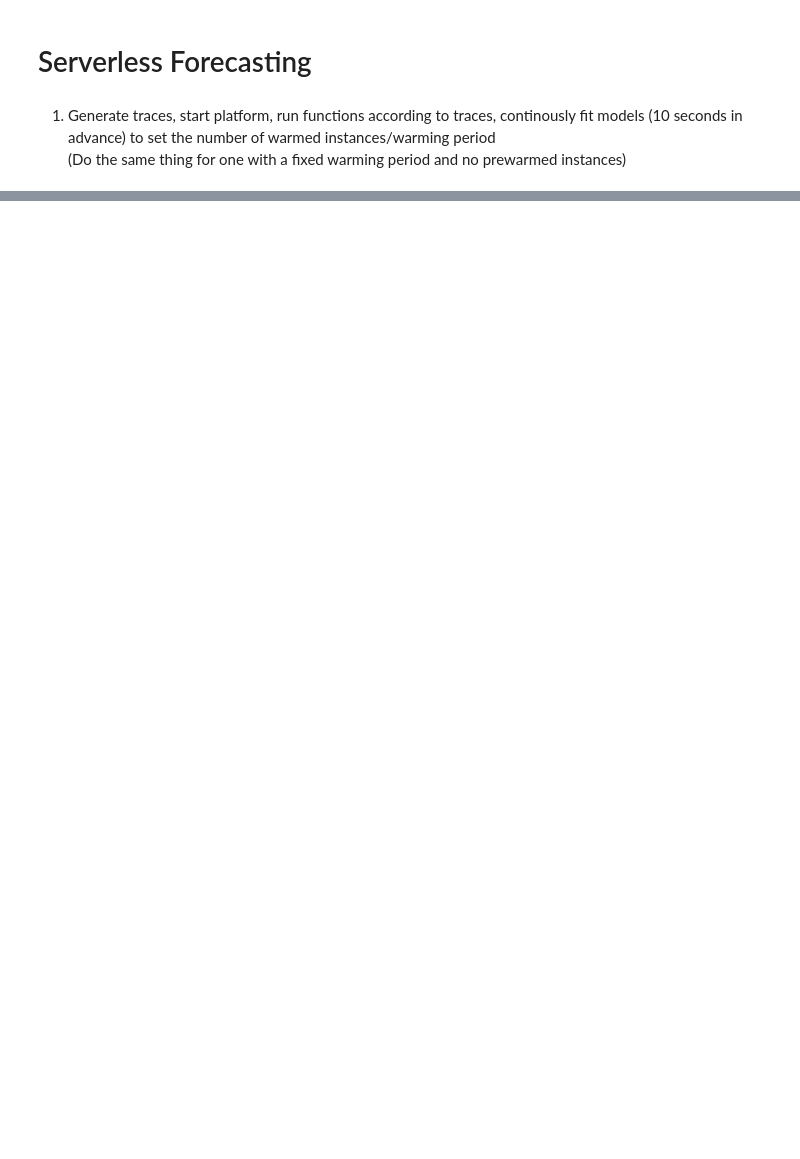
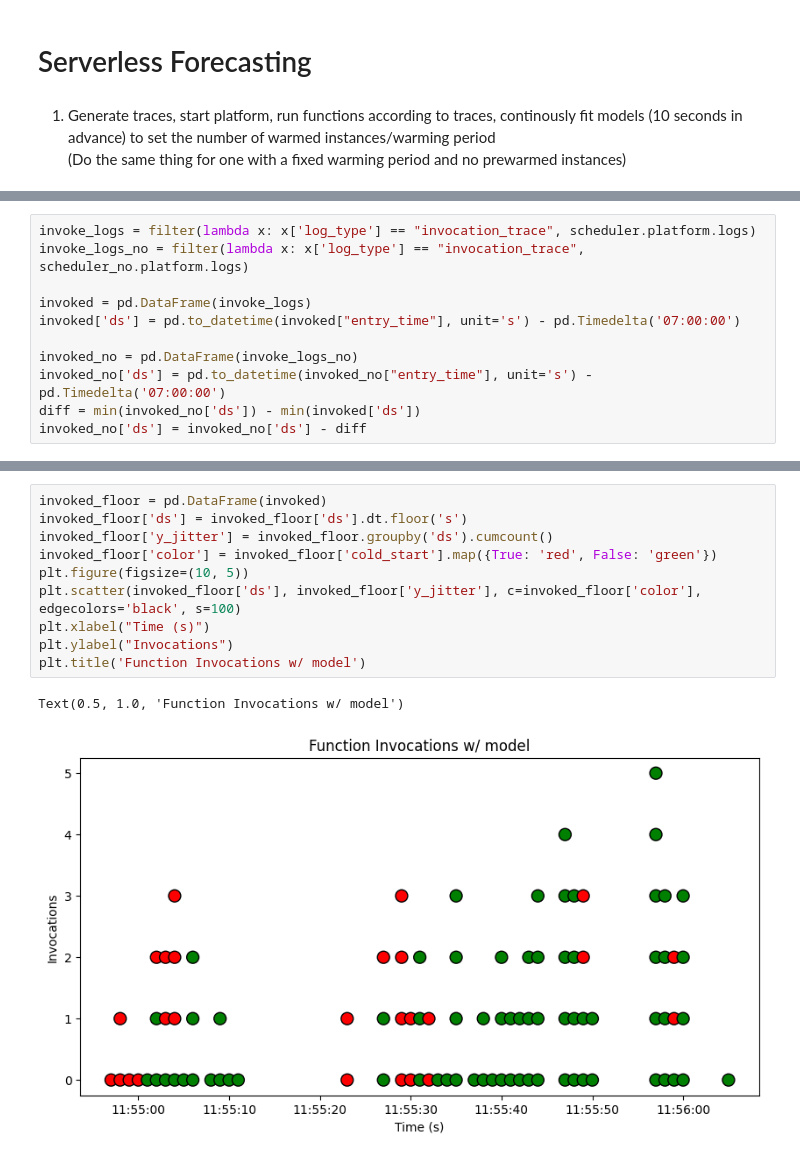
Before and after one commit to yuridekim/serverless-forecasting, a Jupyter notebook: sf.ipynb, the cells around one changed output, grey strips where cells are left out. Saved outputs shown, nothing was run; the diff lists cells and outputs as text; blank space fills up the shorter version.

```diff
--- a/sf.ipynb
+++ b/sf.ipynb
@@ -31 +51,12 @@ plt.plot(trace['ds'], trace['y'], '-o')
+# %%
+invoke_logs = filter(lambda x: x['log_type'] == "invocation_trace", scheduler.platform.logs)
+invoke_logs_no = filter(lambda x: x['log_type'] == "invocation_trace", scheduler_no.platform.logs)
+
+invoked = pd.DataFrame(invoke_logs)
+invoked['ds'] = pd.to_datetime(invoked["entry_time"], unit='s') - pd.Timedelta('07:00:00')
+
+invoked_no = pd.DataFrame(invoke_logs_no)
+invoked_no['ds'] = pd.to_datetime(invoked_no["entry_time"], unit='s') - pd.Timedelta('07:00:00')
+diff = min(invoked_no['ds']) - min(invoked['ds'])
+invoked_no['ds'] = invoked_no['ds'] - diff
 # %% [markdown]
@@ -52,0 +83,13 @@ scheduler_no.predictions
+# %%
+invoked_floor = pd.DataFrame(invoked)
+invoked_floor['ds'] = invoked_floor['ds'].dt.floor('s')
+invoked_floor['y_jitter'] = invoked_floor.groupby('ds').cumcount()
+invoked_floor['color'] = invoked_floor['cold_start'].map({True: 'red', False: 'green'})
+plt.figure(figsize=(10, 5))
+plt.scatter(invoked_floor['ds'], invoked_floor['y_jitter'], c=invoked_floor['color'], edgecolors='black', s=100)
+plt.xlabel("Time (s)")
+plt.ylabel("Invocations")
+plt.title('Function Invocations w/ model')
+# %% [output]
+Text(0.5, 1.0, 'Function Invocations w/ model')
+[figure, added]
```
Also changed, not shown: parts of 8 cells of this notebook, 3 other files.
